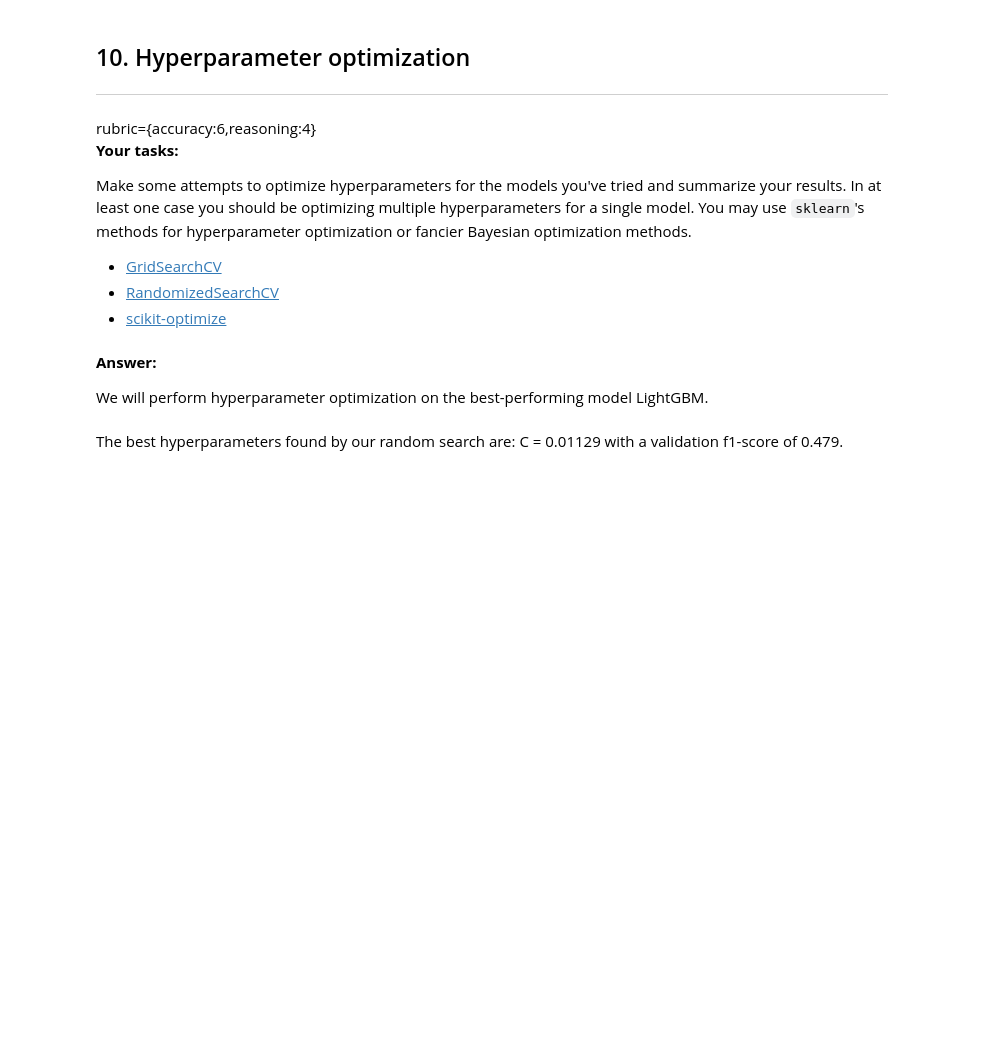
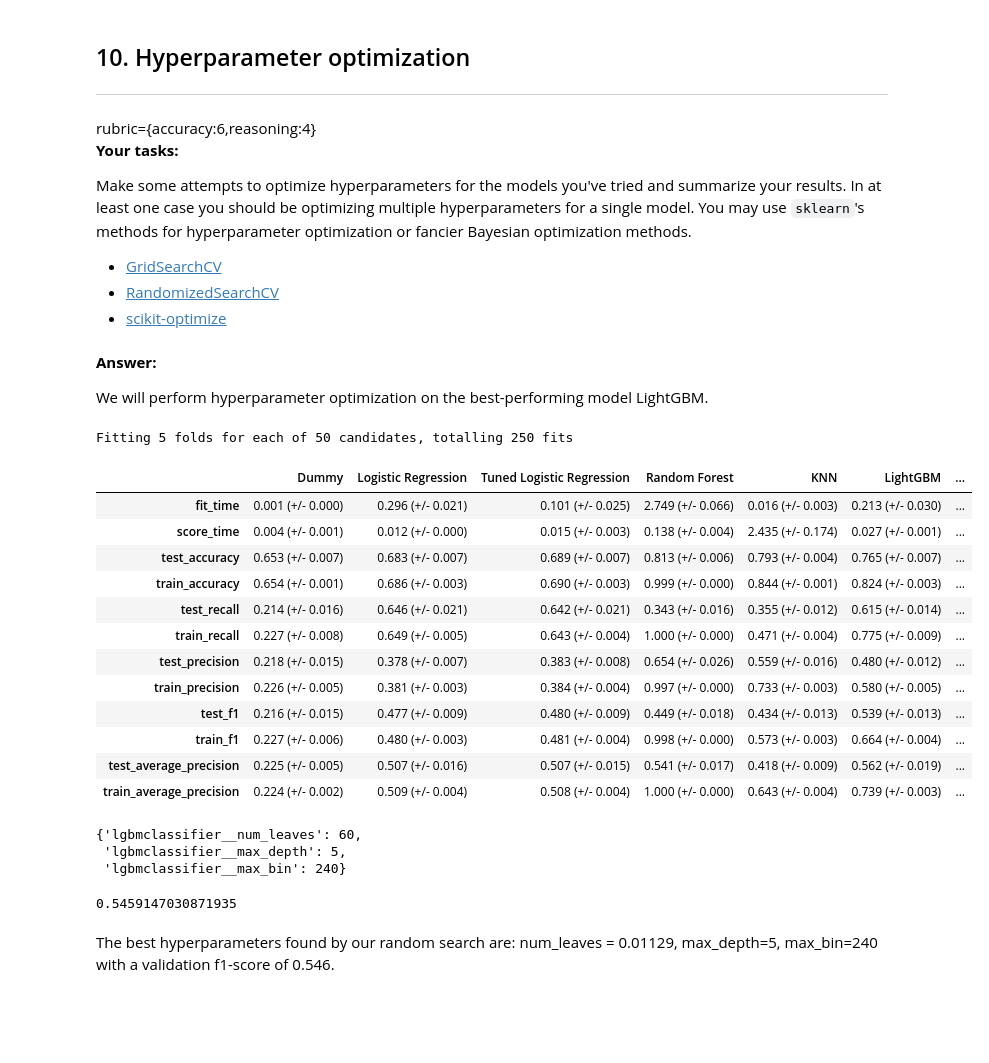
Before and after one commit to nobbynguyen/573Lab4_Classification_Group-GSN, a Jupyter notebook: lab4.ipynb, the cells around one changed output. Cells and saved outputs as stored; diff of their text form; code cells hidden in the pictures; blank space fills up the shorter version.

```diff
--- a/lab4.ipynb
+++ b/lab4.ipynb
@@ -674,31 +674,59 @@ Make some attempts to optimize hyperparameters for the models you've tried and s
 **Answer:**
 
 We will perform hyperparameter optimization on the best-performing model LightGBM.
-# %%
-param_dist_knn = {
-    "svc__C": loguniform(1e-3, 1e3),
-    "svc__gamma": loguniform(1e-3, 1e3),
-    "svc__class_weight": ["balanced", None]
-}
-
-search_svc = RandomizedSearchCV(
-    pipe_svc,
-    param_dist_svc,
-    #n_iter=50,
-    #verbose=1,
-    n_jobs=-1,
-    return_train_score=True,
-    scoring="f1",
-    random_state=123,
-)
-
-search_svc.fit(X_train, y_train);
+# %%
+import numpy as np
+param_dist_lgbm = {
+    "lgbmclassifier__max_depth": np.arange(1, 20, 2),
+    "lgbmclassifier__num_leaves": np.arange(20, 80, 5),
+    "lgbmclassifier__max_bin": np.arange(200, 300, 20),
+}
+
+search_lgbm = RandomizedSearchCV(
+    pipe_lgbm,
+    param_dist_lgbm,
+    n_iter=50,
+    verbose=1,
+    n_jobs=-1,
+    return_train_score=True,
+    scoring="f1",
+    random_state=123,
+)
+
+search_lgbm.fit(X_train, y_train);
+# %% [output]
+Fitting 5 folds for each of 50 candidates, totalling 250 fits
+# %%
+results["Tuned LGBMClassification"] = mean_std_cross_val_scores(
+    search_lgbm.best_estimator_, X_train, y_train, return_train_score=True, scoring=scoring
+)
+pd.DataFrame(results)
+# %% [output]
+|  | Dummy | Logistic Regression | Tuned Logistic Regression | Random Forest | KNN | LightGBM | ... |
+| fit_time | 0.001 (+/- 0.000) | 0.296 (+/- 0.021) | 0.101 (+/- 0.025) | 2.749 (+/- 0.066) | 0.016 (+/- 0.003) | 0.213 (+/- 0.030) | ... |
+| score_time | 0.004 (+/- 0.001) | 0.012 (+/- 0.000) | 0.015 (+/- 0.003) | 0.138 (+/- 0.004) | 2.435 (+/- 0.174) | 0.027 (+/- 0.001) | ... |
+| test_accuracy | 0.653 (+/- 0.007) | 0.683 (+/- 0.007) | 0.689 (+/- 0.007) | 0.813 (+/- 0.006) | 0.793 (+/- 0.004) | 0.765 (+/- 0.007) | ... |
+| train_accuracy | 0.654 (+/- 0.001) | 0.686 (+/- 0.003) | 0.690 (+/- 0.003) | 0.999 (+/- 0.000) | 0.844 (+/- 0.001) | 0.824 (+/- 0.003) | ... |
+| test_recall | 0.214 (+/- 0.016) | 0.646 (+/- 0.021) | 0.642 (+/- 0.021) | 0.343 (+/- 0.016) | 0.355 (+/- 0.012) | 0.615 (+/- 0.014) | ... |
+| train_recall | 0.227 (+/- 0.008) | 0.649 (+/- 0.005) | 0.643 (+/- 0.004) | 1.000 (+/- 0.000) | 0.471 (+/- 0.004) | 0.775 (+/- 0.009) | ... |
+| test_precision | 0.218 (+/- 0.015) | 0.378 (+/- 0.007) | 0.383 (+/- 0.008) | 0.654 (+/- 0.026) | 0.559 (+/- 0.016) | 0.480 (+/- 0.012) | ... |
+| train_precision | 0.226 (+/- 0.005) | 0.381 (+/- 0.003) | 0.384 (+/- 0.004) | 0.997 (+/- 0.000) | 0.733 (+/- 0.003) | 0.580 (+/- 0.005) | ... |
+| test_f1 | 0.216 (+/- 0.015) | 0.477 (+/- 0.009) | 0.480 (+/- 0.009) | 0.449 (+/- 0.018) | 0.434 (+/- 0.013) | 0.539 (+/- 0.013) | ... |
+| train_f1 | 0.227 (+/- 0.006) | 0.480 (+/- 0.003) | 0.481 (+/- 0.004) | 0.998 (+/- 0.000) | 0.573 (+/- 0.003) | 0.664 (+/- 0.004) | ... |
+| test_average_precision | 0.225 (+/- 0.005) | 0.507 (+/- 0.016) | 0.507 (+/- 0.015) | 0.541 (+/- 0.017) | 0.418 (+/- 0.009) | 0.562 (+/- 0.019) | ... |
+| train_average_precision | 0.224 (+/- 0.002) | 0.509 (+/- 0.004) | 0.508 (+/- 0.004) | 1.000 (+/- 0.000) | 0.643 (+/- 0.004) | 0.739 (+/- 0.003) | ... |
 # %%
-search_svc.best_params_
+search_lgbm.best_params_
+# %% [output]
+{'lgbmclassifier__num_leaves': 60,
+ 'lgbmclassifier__max_depth': 5,
+ 'lgbmclassifier__max_bin': 240}
 # %%
-search_svc.best_score_
+search_lgbm.best_score_
+# %% [output]
+0.5459147030871935
 # %% [markdown]
-The best hyperparameters found by our random search are: C = 0.01129 with a validation f1-score of 0.479.
+The best hyperparameters found by our random search are: num_leaves = 0.01129, max_depth=5, max_bin=240 with a validation f1-score of 0.546.
 # %% [markdown]
 <br><br>
 # %% [markdown]
```
Also changed, not shown: parts of 13 cells of this notebook.
